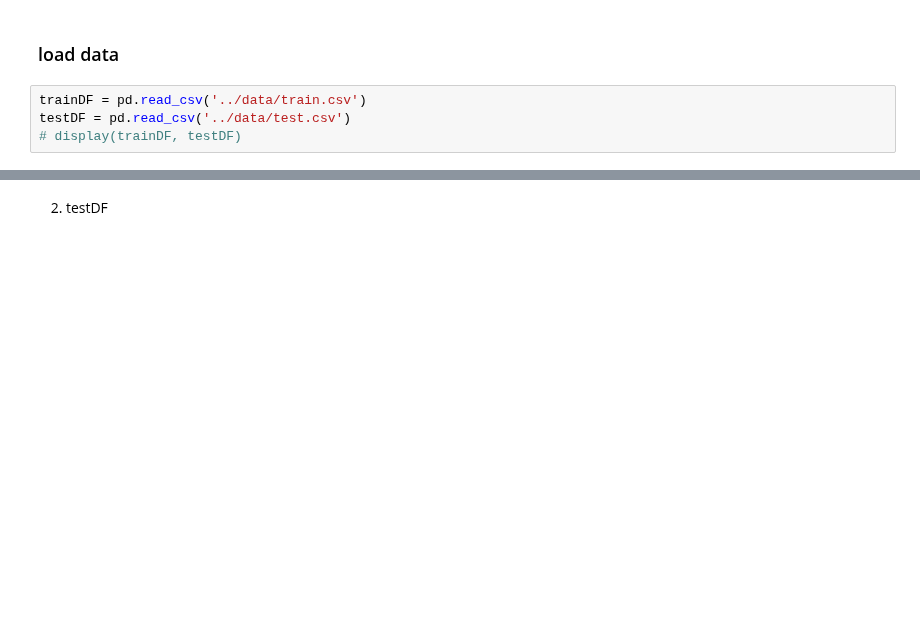
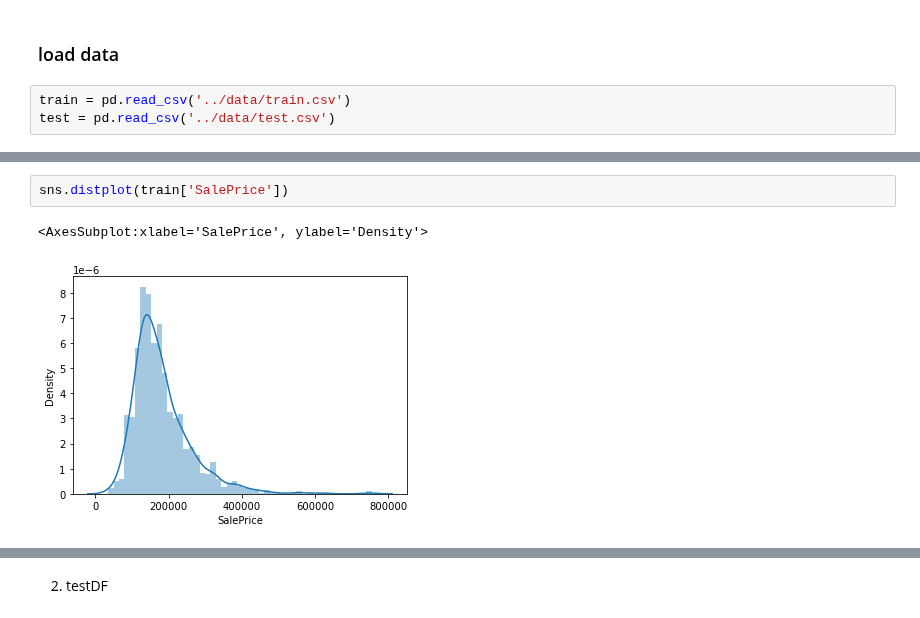
Before and after one commit to dhdmsdud/TIL, a Jupyter notebook: Machin Learning/House Prices - Advanced Regression Techniques.ipynb, the cells around one changed output, grey strips where cells are left out. Cells and saved outputs as stored; diff of their text form; blank space fills up the shorter version.

```diff
--- a/Machin Learning/House Prices - Advanced Regression Techniques.ipynb
+++ b/Machin Learning/House Prices - Advanced Regression Techniques.ipynb
@@ -109,6 +112,5 @@ from sklearn.preprocessing   import StandardScaler, MinMaxScaler
 # %% [markdown]
 ### load data
 # %%
-trainDF = pd.read_csv('../data/train.csv')
-testDF = pd.read_csv('../data/test.csv')
-# display(trainDF, testDF)
+train = pd.read_csv('../data/train.csv')
+test = pd.read_csv('../data/test.csv')
@@ -159,0 +181,5 @@ msno.matrix(trainDF)
+# %%
+sns.distplot(train['SalePrice'])
+# %% [output]
+<AxesSubplot:xlabel='SalePrice', ylabel='Density'>
+[figure, added]
```
Also changed, not shown: parts of 25 cells of this notebook.
